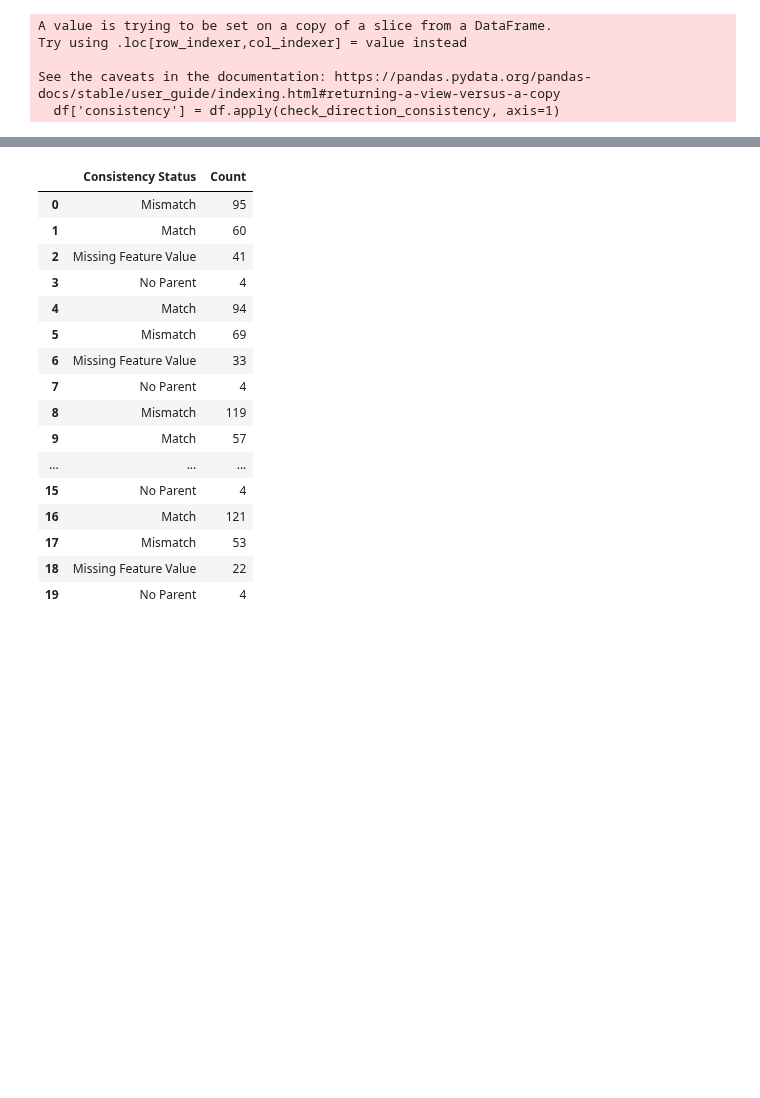
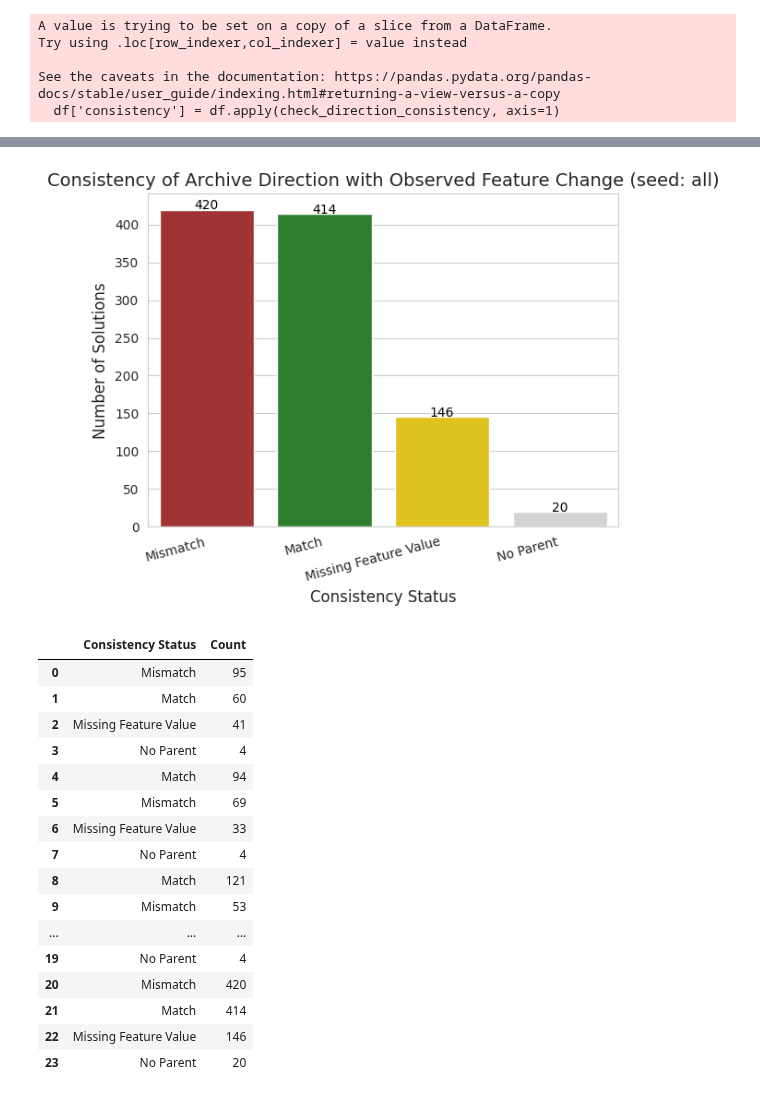
Before and after one commit to XAI-liacs/BLADE, a Jupyter notebook: examples/visualize_sbox_xai2.ipynb, the cells around one changed output, grey strips where cells are left out. Saved outputs shown, nothing was run; the diff lists cells and outputs as text; code cells hidden in the pictures; blank space fills up the shorter version.

```diff
--- a/examples/visualize_sbox_xai2.ipynb
+++ b/examples/visualize_sbox_xai2.ipynb
@@ -374,6 +308,49 @@ def analyze_archive_direction_consistency(df, name="ES-guided"):
 
         all_consistency_counts = pd.concat([all_consistency_counts, consistency_counts], ignore_index=True)
 
+    df_seed = df.copy()
+    seed = "all"
+
+    # 5. Count the matches, mismatches, and other categories
+    consistency_counts = df_seed['consistency'].value_counts().reset_index()
+    consistency_counts.columns = ['Consistency Status', 'Count']
+
+    # 6. Visualization (Bar Chart)
+    plt.figure(figsize=(6, 5))
+
+    # Define a clear color palette
+    color_map = {'Match': 'forestgreen', 'Mismatch': 'firebrick', 'No Parent': 'lightgray',
+                'Parent Not Found': 'orange', 'Missing Feature Value': 'gold', 'Error in Calculation': 'black'}
+
+    # Ensure the colors are only applied to the statuses that are present in the counts
+    plot_colors = [color_map.get(status, 'gray') for status in consistency_counts['Consistency Status']]
+
+    sns.barplot(
+        data=consistency_counts,
+        x='Consistency Status',
+        y='Count',
+        hue='Consistency Status',
+        legend=False,
+        palette=plot_colors,
+        order=consistency_counts['Consistency Status']
+    )
+
+    plt.title(f'Consistency of Archive Direction with Observed Feature Change (seed: {seed})', fontsize=14)
+    plt.xlabel('Consistency Status', fontsize=12)
+    plt.ylabel('Number of Solutions', fontsize=12)
+    plt.xticks(rotation=15, ha='right')
+
+    # Add counts on top of bars
+    for index, row in consistency_counts.iterrows():
+        plt.text(index, row['Count'] + 0.05, str(row['Count']), color='black', ha="center")
+
+    plt.tight_layout()
+    file_name = f'archive_direction_consistency_histogram_{name}_{seed}.png'
+    plt.savefig(file_name)
+    plt.show()
+    plt.close()
+
+    all_consistency_counts = pd.concat([all_consistency_counts, consistency_counts], ignore_index=True)
     return all_consistency_counts
 
 all_consistency_counts = analyze_archive_direction_consistency(data[data['method_name'] == "ES-guided"], "ES-guided-global")
@@ -393,17 +370,18 @@ See the caveats in the documentation: https://pandas.pydata.org/pandas-docs/stab
+[figure, added]
 |  | Consistency Status | Count |
 | 0 | Mismatch | 95 |
 | 1 | Match | 60 |
 | 2 | Missing Feature Value | 41 |
 | 3 | No Parent | 4 |
 | 4 | Match | 94 |
 | 5 | Mismatch | 69 |
 | 6 | Missing Feature Value | 33 |
 | 7 | No Parent | 4 |
-| 8 | Mismatch | 119 |
-| 9 | Match | 57 |
+| 8 | Match | 121 |
+| 9 | Mismatch | 53 |
 | ... | ... | ... |
-| 15 | No Parent | 4 |
-| 16 | Match | 121 |
-| 17 | Mismatch | 53 |
-| 18 | Missing Feature Value | 22 |
 | 19 | No Parent | 4 |
+| 20 | Mismatch | 420 |
+| 21 | Match | 414 |
+| 22 | Missing Feature Value | 146 |
+| 23 | No Parent | 20 |
```
Also changed, not shown: parts of 7 cells of this notebook, 4 other files.
